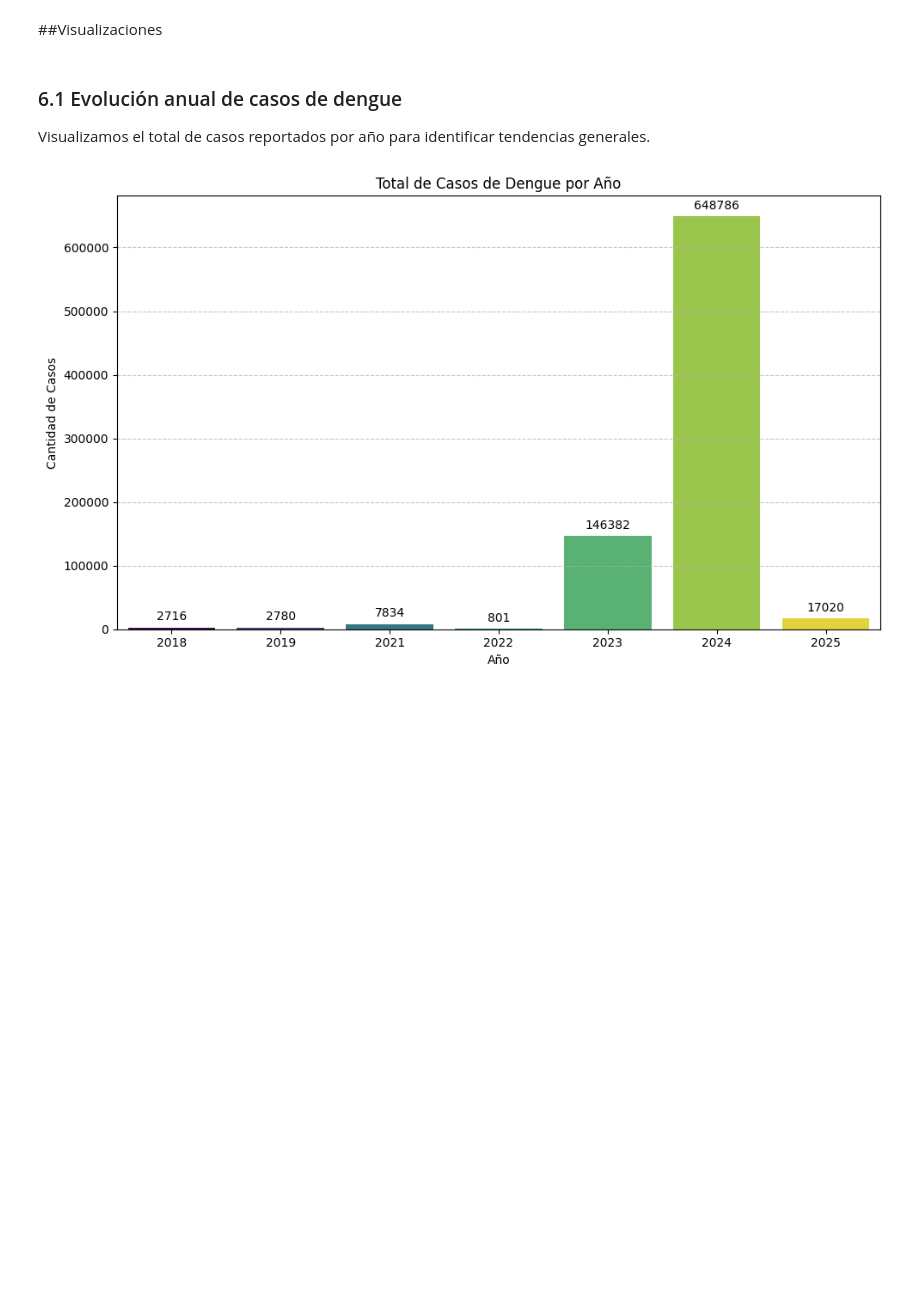
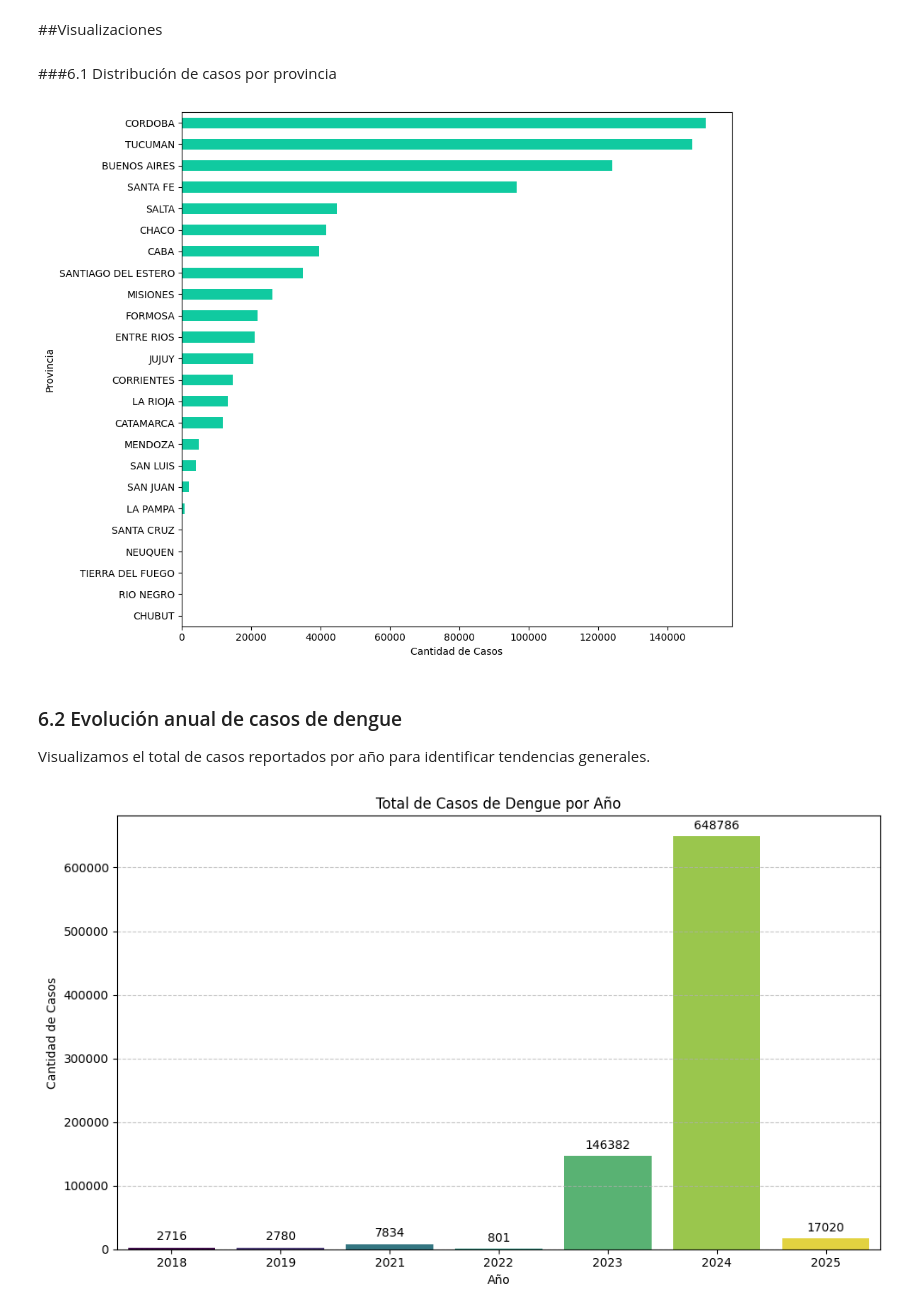
Before and after one commit to RocioDure12/ANALISIS_DENGUE_ARG, a Jupyter notebook: TPI_FINAL_DENGUE.ipynb, the cells around one changed output. Cells and saved outputs as stored; diff of their text form; code cells hidden in the pictures; blank space fills up the shorter version.

```diff
--- a/TPI_FINAL_DENGUE.ipynb
+++ b/TPI_FINAL_DENGUE.ipynb
@@ -880,8 +880,26 @@ df_trabajo[['anio', 'cantidad_casos', 'semana_epidemiologica']].corr()
 | semana_epidemiologica | -0.171767 | -0.051582 | 1.000000 |
 # %% [markdown]
 ##Visualizaciones
+# %% [markdown]
+###6.1 Distribución de casos por provincia
+# %%
+# 1. Filtramos, agrupamos y ordenamos (True para que la mayor quede arriba en el gráfico horizontal)
+df_filtrado = df_trabajo.loc[df_trabajo['provincia_nombre'] != 'NO INFORMADO'].groupby('provincia_nombre')['cantidad_casos'].sum().sort_values(ascending=True)
+
+# 2. Cambiamos .bar() por .barh() para que sea horizontal
+df_filtrado.plot.barh(color='#10caa0', figsize=(10, 8))
+
+# 3. Configuramos los nombres de los ejes (se invierten los roles)
+plt.xlabel('Cantidad de Casos')
+plt.ylabel('Provincia')
+
+# 4. Ajustamos y mostramos
+plt.tight_layout()
+plt.show()
+# %% [output]
+[figure, added]
 # %% [markdown]
-### 6.1 Evolución anual de casos de dengue
+### 6.2 Evolución anual de casos de dengue
 Visualizamos el total de casos reportados por año para identificar tendencias generales.
 # %%
 # Agrupar por año y sumar casos
```
Also changed, not shown: parts of 5 cells of this notebook.
